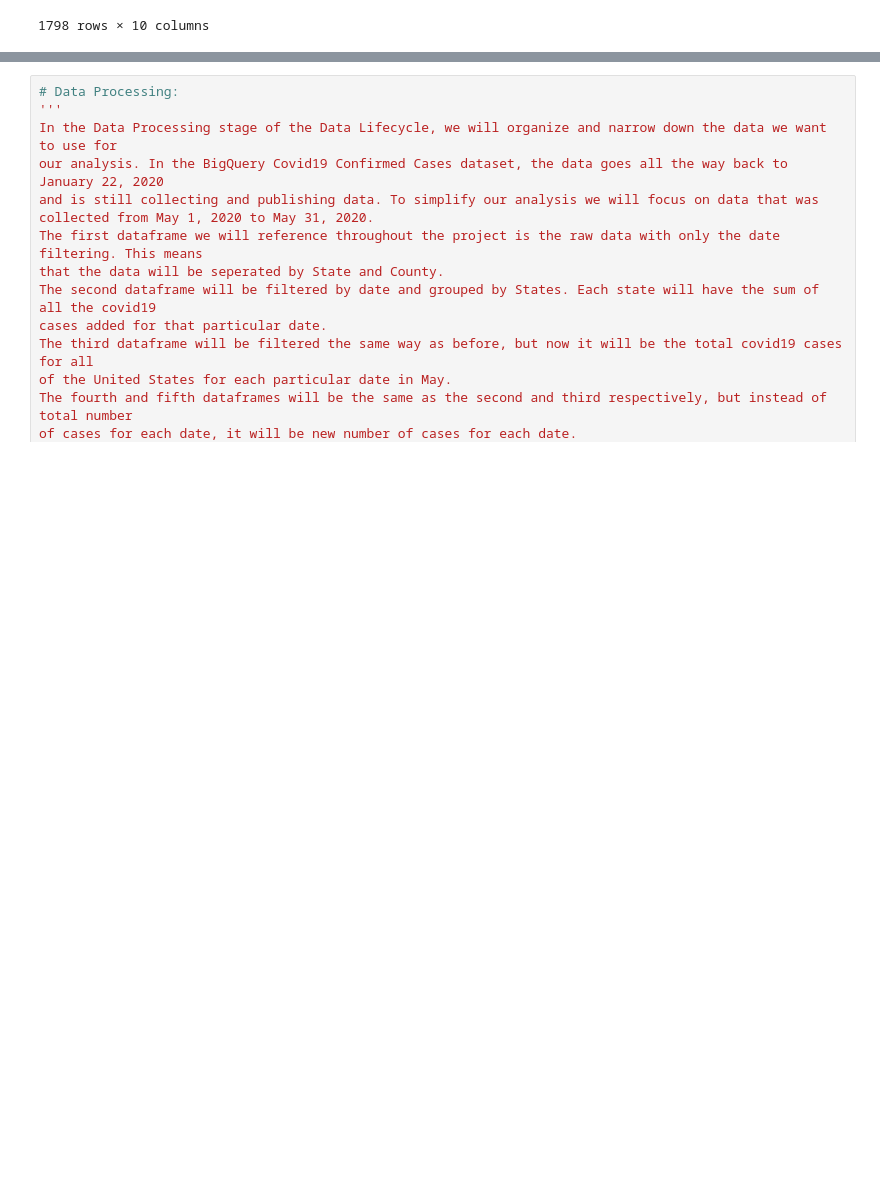
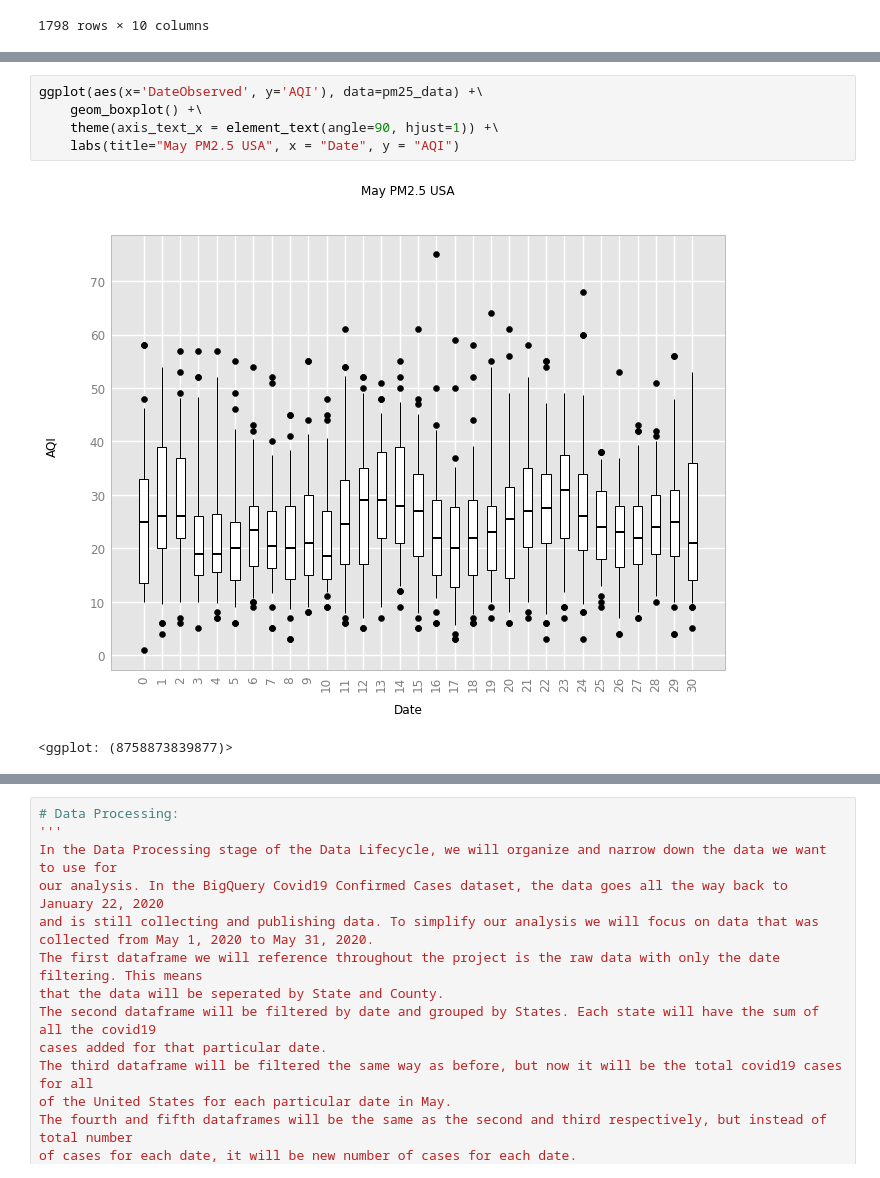
Before and after one commit to kevinhnmb/kevinhnmb.github.io, a Jupyter notebook: Final_Project.ipynb, the cells around one changed output, grey strips where cells are left out. Saved outputs shown, nothing was run; the diff lists cells and outputs as text; blank space fills up the shorter version.

```diff
--- a/Final_Project.ipynb
+++ b/Final_Project.ipynb
@@ -212,0 +227,8 @@ pm25_data
+# %%
+ggplot(aes(x='DateObserved', y='AQI'), data=pm25_data) +\
+    geom_boxplot() +\
+    theme(axis_text_x = element_text(angle=90, hjust=1)) +\
+    labs(title="May PM2.5 USA", x = "Date", y = "AQI")
+# %% [output]
+[figure, added]
+<ggplot: (8758873839877)>
```
Also changed, not shown: parts of 3 cells of this notebook, 2 other files.
